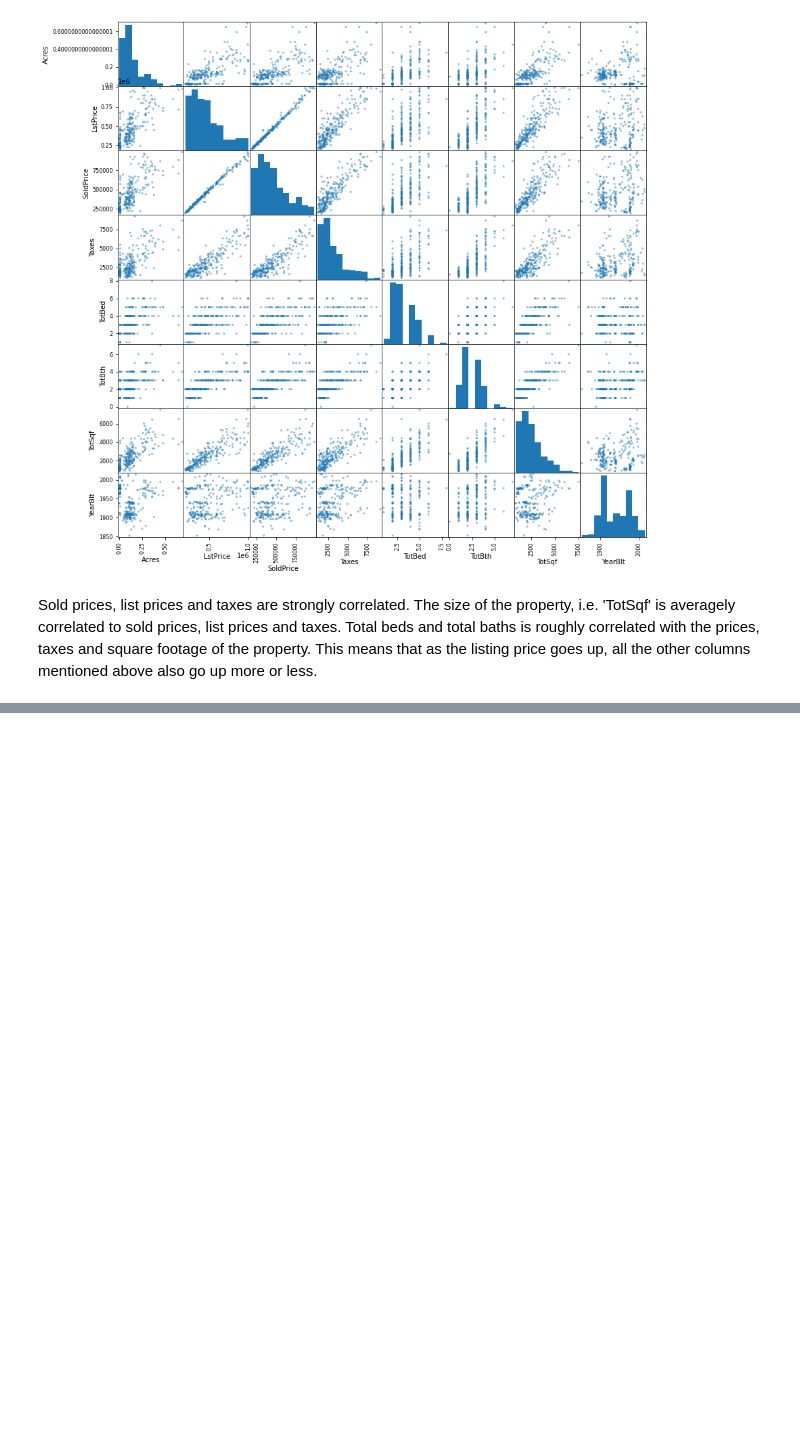
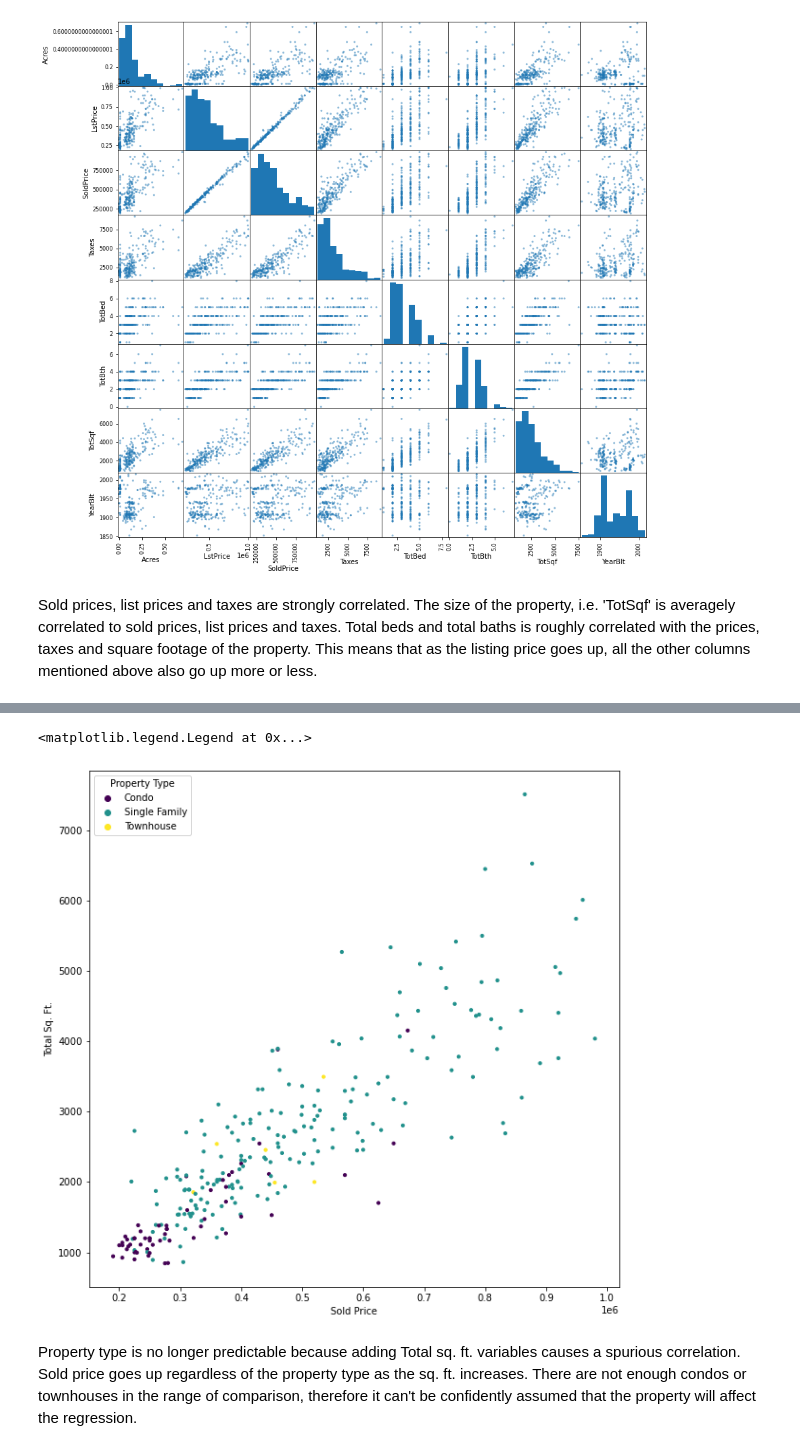
Before and after one commit to UtahMSD/anirudhLath, a Jupyter notebook: CS6017/dsProject/assignment02/HW2.ipynb, the cells around one changed output, grey strips where cells are left out. Cells and saved outputs as stored; diff of their text form; code cells hidden in the pictures; blank space fills up the shorter version.

```diff
--- a/CS6017/dsProject/assignment02/HW2.ipynb
+++ b/CS6017/dsProject/assignment02/HW2.ipynb
@@ -134,0 +294,20 @@ Sold prices, list prices and taxes are strongly correlated. The size of the prop
+# %%
+color_dict = {'Single Family': 'red', 'Condo': 'blue', 'Townhouse': 'green'}
+# fig, ax = plt.subplots()
+PropType = df.PropType.astype('category').cat.codes
+plt.figure(figsize=(10,10))
+scatter = plt.scatter(y=df.TotSqf, x=df.SoldPrice, c=PropType, s=10)
+plt.xlabel('Sold Price')
+plt.ylabel('Total Sq. Ft.')
+prop_names = ['Condo', 'Single Family', 'Townhouse']
+plt.legend(handles=scatter.legend_elements()[0],
+           labels=prop_names,
+           title="Property Type")
+# df.plot(x='SoldPrice', y='TotSqf', c=[color_dict[i] for i in df.PropType], colormap='viridis', figsize=[10,10], kind='scatter')
+#plt.legend(['Single Family', 'Condo', 'Townhouse'])
+# For some reason, when I add color to this graph, it makes the x-axis label invisible.
+# %% [output]
+<matplotlib.legend.Legend at 0x...>
+[figure, added]
+# %% [markdown]
+Property type is no longer predictable because adding Total sq. ft. variables causes a spurious correlation. Sold price goes up regardless of the property type as the sq. ft. increases. There are not enough condos or townhouses in the range of comparison, therefore it can't be confidently assumed that the property will affect the regression.
```
Also changed, not shown: parts of 19 cells of this notebook.
